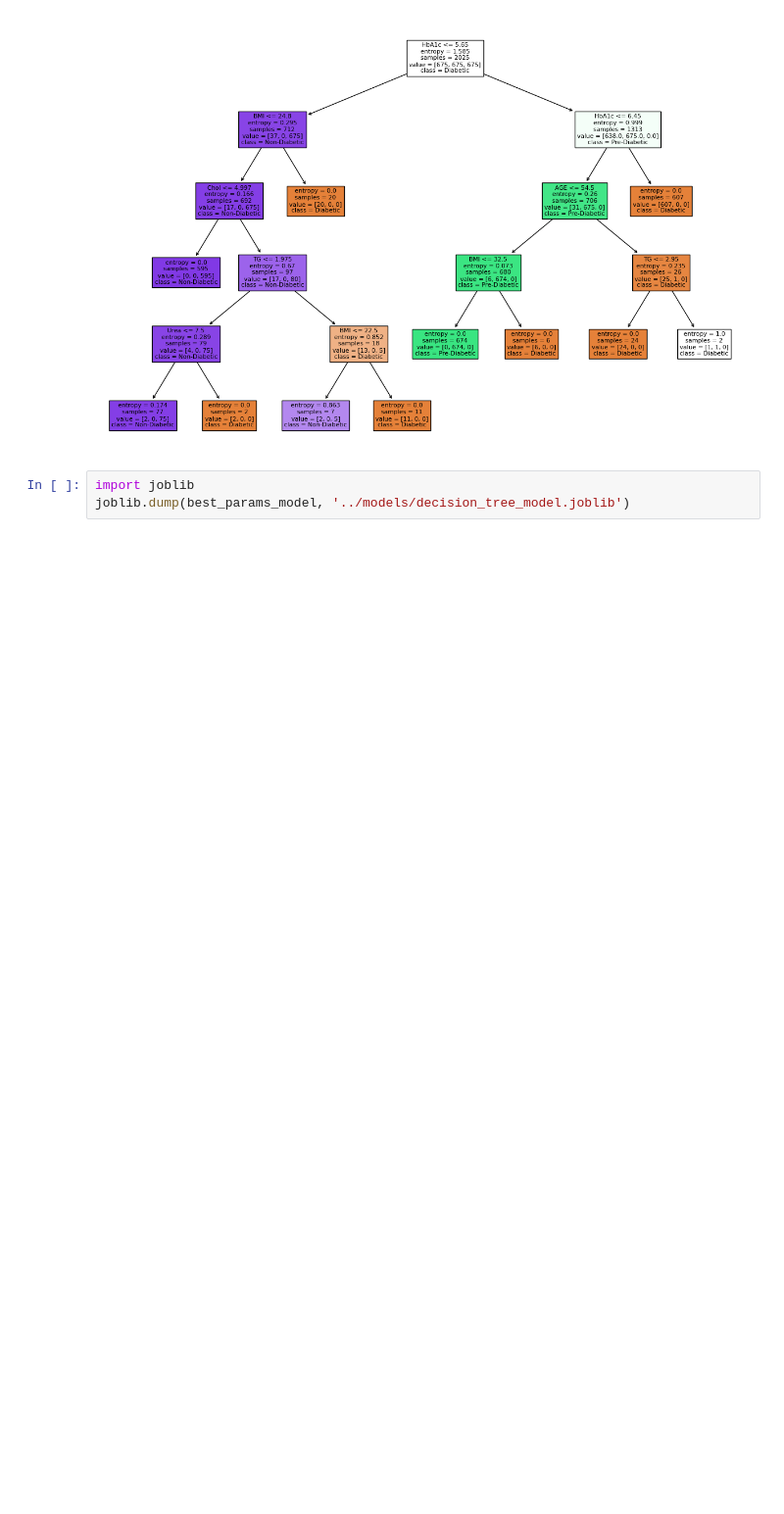
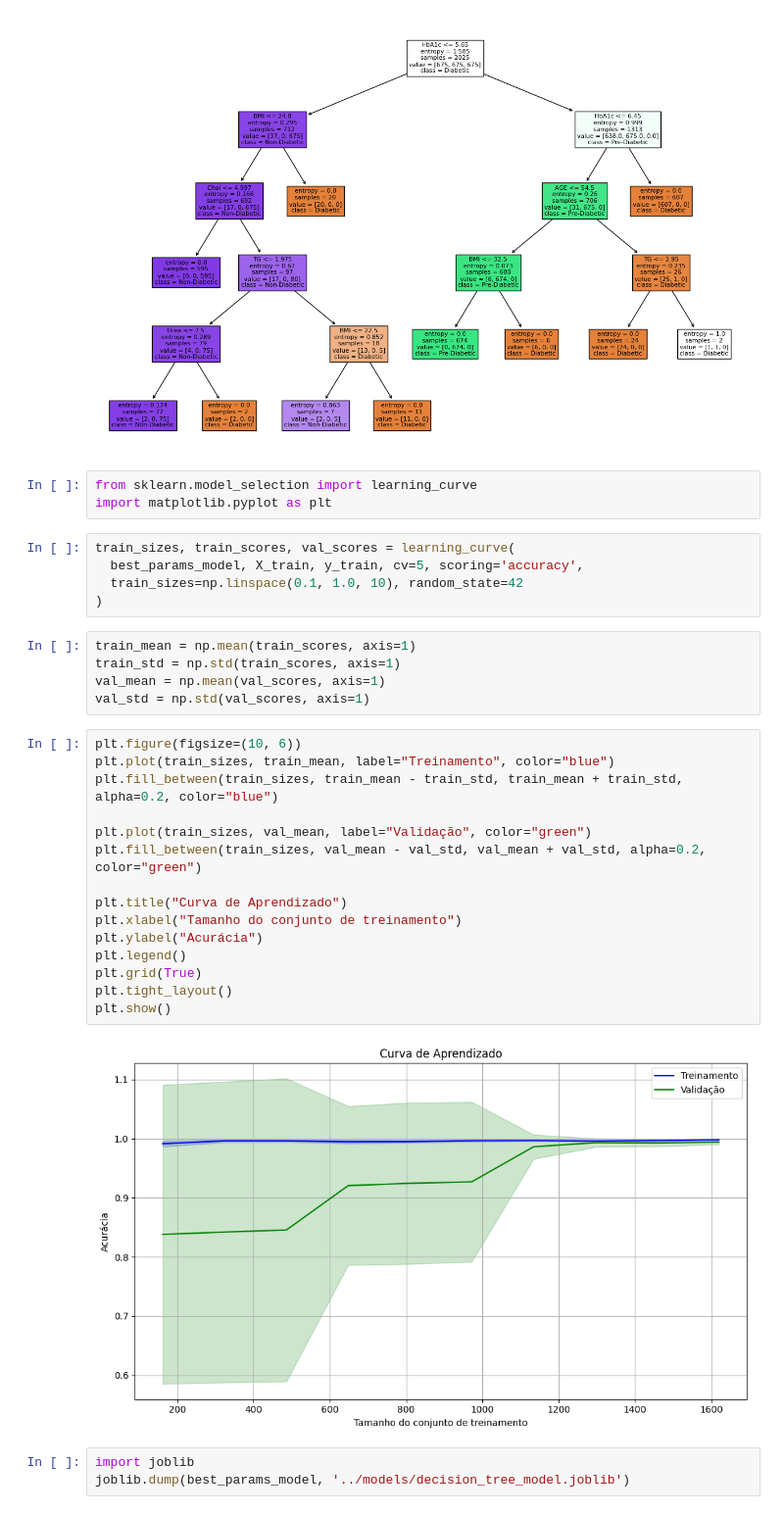
Before and after one commit to luizfernando05/tcc-diabetes, a Jupyter notebook: root/ml-models/notebooks/TrainningDT.ipynb, the cells around one changed output. Shown: that part at 98% size. Saved outputs shown, nothing was run; the diff lists cells and outputs as text; blank space fills up the shorter version.

Commit message:
:sparkles: feat(ml-models): plotting learning curve for trainning with DT

```diff
--- a/root/ml-models/notebooks/TrainningDT.ipynb
+++ b/root/ml-models/notebooks/TrainningDT.ipynb
@@ -215,6 +215,36 @@ plot_tree(best_params_model, filled=True, feature_names=X_train.columns,
 plt.show()
 # %% [output]
 [figure]
+# %%
+from sklearn.model_selection import learning_curve
+import matplotlib.pyplot as plt
+# %%
+train_sizes, train_scores, val_scores = learning_curve(
+  best_params_model, X_train, y_train, cv=5, scoring='accuracy',
+  train_sizes=np.linspace(0.1, 1.0, 10), random_state=42
+)
+# %%
+train_mean = np.mean(train_scores, axis=1)
+train_std = np.std(train_scores, axis=1)
+val_mean = np.mean(val_scores, axis=1)
+val_std = np.std(val_scores, axis=1)
+# %%
+plt.figure(figsize=(10, 6))
+plt.plot(train_sizes, train_mean, label="Treinamento", color="blue")
+plt.fill_between(train_sizes, train_mean - train_std, train_mean + train_std, alpha=0.2, color="blue")
+
+plt.plot(train_sizes, val_mean, label="Validação", color="green")
+plt.fill_between(train_sizes, val_mean - val_std, val_mean + val_std, alpha=0.2, color="green")
+
+plt.title("Curva de Aprendizado")
+plt.xlabel("Tamanho do conjunto de treinamento")
+plt.ylabel("Acurácia")
+plt.legend()
+plt.grid(True)
+plt.tight_layout()
+plt.show()
+# %% [output]
+[figure, added]
 # %%
 import joblib
 joblib.dump(best_params_model, '../models/decision_tree_model.joblib')
```
Also changed, not shown: parts of 6 cells of this notebook.
